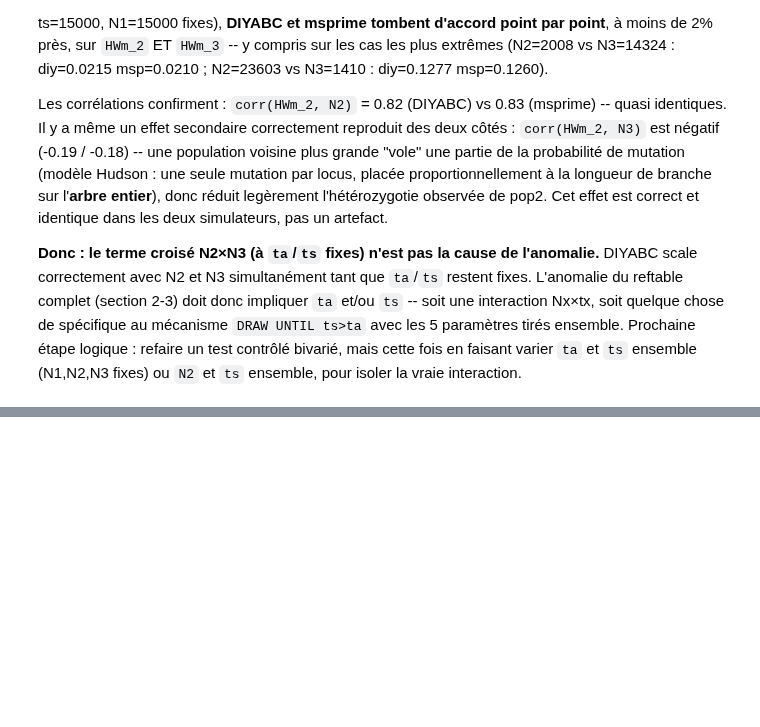
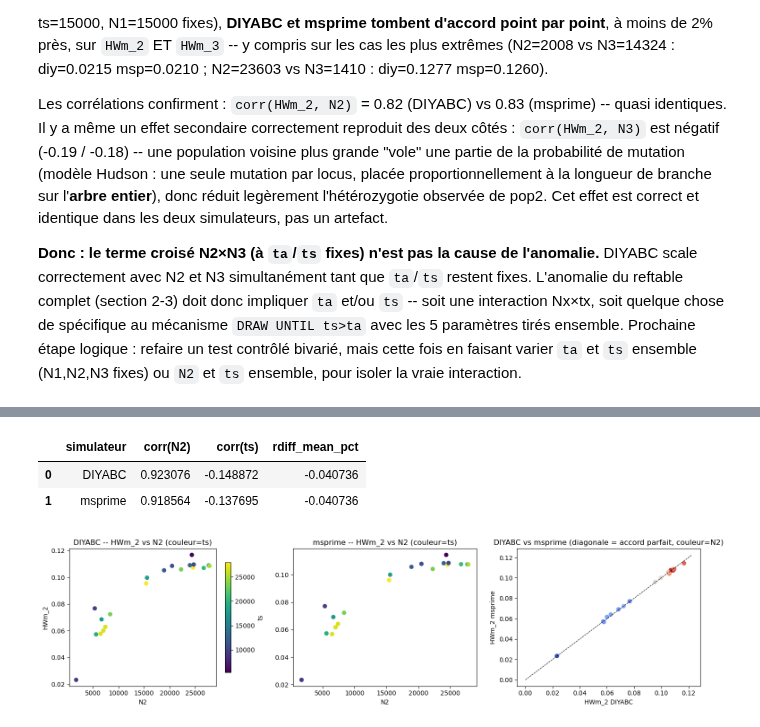
Before and after one commit to Guillaume-BR/diyabc_msprime_poc, a Jupyter notebook: notebook/correlation_N2_N3_HWm_anomaly.ipynb, the cells around one changed output, grey strips where cells are left out. Cells and saved outputs as stored; diff of their text form; code cells hidden in the pictures; blank space fills up the shorter version.

```diff
--- a/notebook/correlation_N2_N3_HWm_anomaly.ipynb
+++ b/notebook/correlation_N2_N3_HWm_anomaly.ipynb
@@ -483,0 +573,43 @@ Les corrélations confirment : `corr(HWm_2, N2)` = 0.82 (DIYABC) vs 0.83 (msprim
+# %%
+n2ts_corr_rows = []
+for label, hw_col in [("DIYABC", "HWm_2_diyabc"), ("msprime", "HWm_2_msprime")]:
+    n2ts_corr_rows.append(
+        {
+            "simulateur": label,
+            "corr(N2)": np.corrcoef(df_n2ts[hw_col], df_n2ts.N2)[0, 1],
+            "corr(ts)": np.corrcoef(df_n2ts[hw_col], df_n2ts.ts)[0, 1],
+            "rdiff_mean_pct": (
+                (df_n2ts["HWm_2_msprime"] - df_n2ts["HWm_2_diyabc"])
+                / df_n2ts["HWm_2_diyabc"]
+            ).mean()
+            * 100,
+        }
+    )
+df_n2ts_corr = pd.DataFrame(n2ts_corr_rows)
+df_n2ts_corr
+# %% [output]
+|  | simulateur | corr(N2) | corr(ts) | rdiff_mean_pct |
+| 0 | DIYABC | 0.923076 | -0.148872 | -0.040736 |
+| 1 | msprime | 0.918564 | -0.137695 | -0.040736 |
+# %%
+fig, axes = plt.subplots(1, 3, figsize=(15, 4))
+sc = axes[0].scatter(df_n2ts.N2, df_n2ts.HWm_2_diyabc, c=df_n2ts.ts, cmap="viridis")
+axes[0].set_title("DIYABC -- HWm_2 vs N2 (couleur=ts)")
+axes[0].set_xlabel("N2")
+axes[0].set_ylabel("HWm_2")
+axes[1].scatter(df_n2ts.N2, df_n2ts.HWm_2_msprime, c=df_n2ts.ts, cmap="viridis")
+axes[1].set_title("msprime -- HWm_2 vs N2 (couleur=ts)")
+axes[1].set_xlabel("N2")
+axes[2].scatter(
+    df_n2ts.HWm_2_diyabc, df_n2ts.HWm_2_msprime, c=df_n2ts.N2, cmap="coolwarm"
+)
+lims = [0, max(df_n2ts.HWm_2_diyabc.max(), df_n2ts.HWm_2_msprime.max()) * 1.05]
+axes[2].plot(lims, lims, "k--", linewidth=0.8)
+axes[2].set_title("DIYABC vs msprime (diagonale = accord parfait, couleur=N2)")
+axes[2].set_xlabel("HWm_2 DIYABC")
+axes[2].set_ylabel("HWm_2 msprime")
+plt.colorbar(sc, ax=axes[0], label="ts", shrink=0.8)
+plt.tight_layout()
+plt.show()
+# %% [output]
+[figure, added]
```
Also changed, not shown: parts of 7 cells of this notebook.
